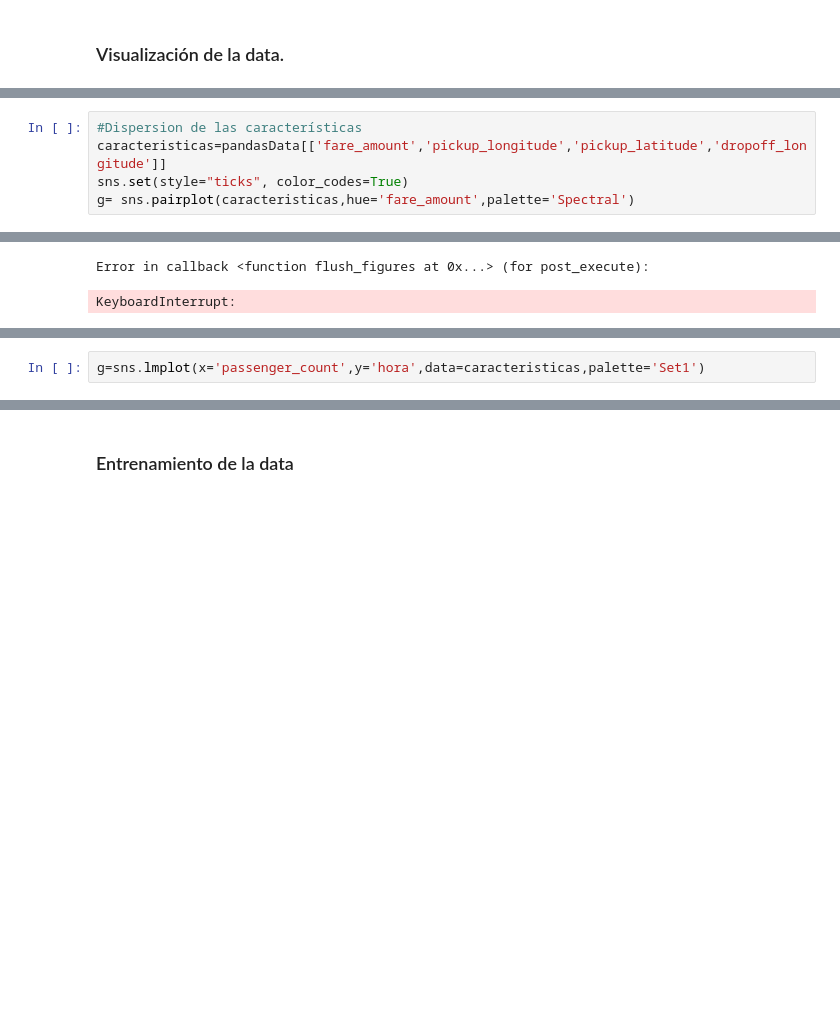
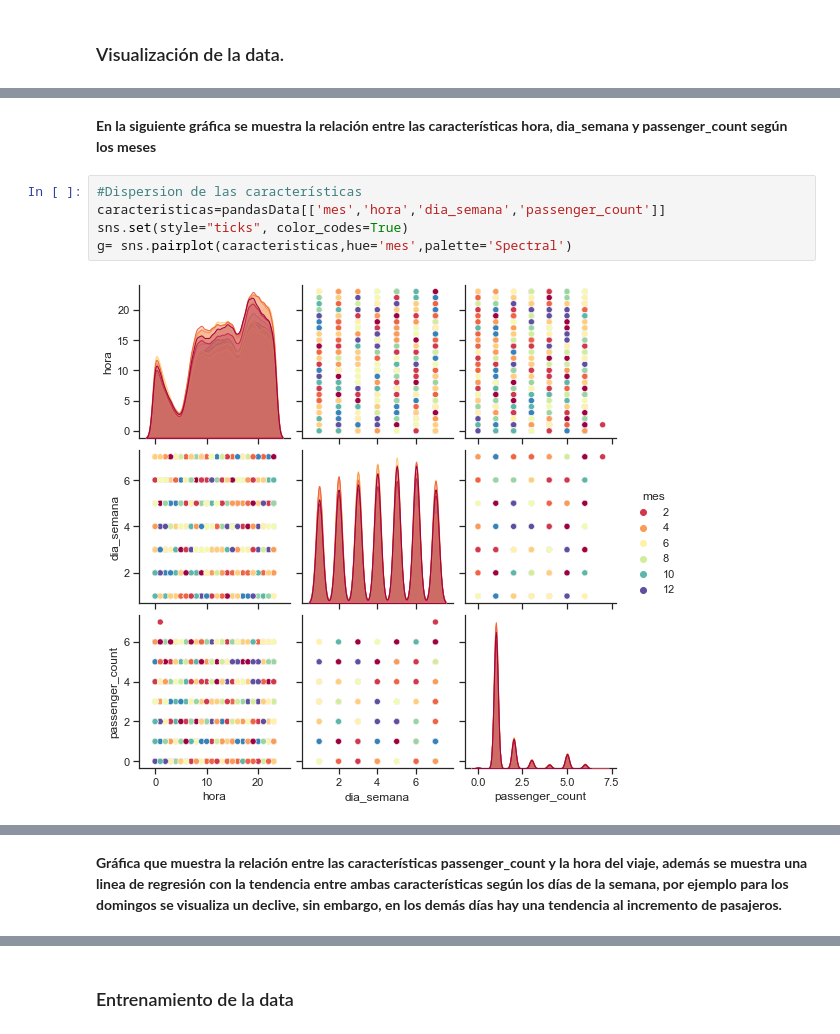
Before and after one commit to kx22peralta/IA---Pr-ctica-Calificada-2, a Jupyter notebook: Predicción de tarifas de taxis.ipynb, the cells around one changed output, grey strips where cells are left out. Saved outputs shown, nothing was run; the diff lists cells and outputs as text; blank space fills up the shorter version.

```diff
--- a/Predicción de tarifas de taxis.ipynb
+++ b/Predicción de tarifas de taxis.ipynb
@@ -604,6 +603,9 @@ time: 427 ms (started: 2021-06-13 17:05:35 -05:00)
+# %% [markdown]
+**En la siguiente gráfica se muestra la relación entre las características hora, dia_semana y passenger_count según los meses**
 # %%
 #Dispersion de las características
-caracteristicas=pandasData[['fare_amount','pickup_longitude','pickup_latitude','dropoff_longitude']]
+caracteristicas=pandasData[['mes','hora','dia_semana','passenger_count']]
 sns.set(style="ticks", color_codes=True)
-g= sns.pairplot(caracteristicas,hue='fare_amount',palette='Spectral')
+g= sns.pairplot(caracteristicas,hue='mes',palette='Spectral')
 # %% [output]
+[figure, added]
@@ -611,2 +612,0 @@ KeyboardInterrupt:
-Error in callback <function flush_figures at 0x...> (for post_execute):
-KeyboardInterrupt:
@@ -614,5 +613,5 @@ time: 40.7 s (started: 2021-06-13 17:05:39 -05:00)
-# %%
-g=sns.lmplot(x='passenger_count',y='hora',data=caracteristicas,palette='Set1')
+# %% [markdown]
+**Gráfica que muestra la relación entre las características passenger_count y la hora del viaje, además se muestra una linea de regresión con la tendencia entre ambas características según los días de la semana, por ejemplo para los domingos se visualiza un declive, sin embargo, en los demás días hay una tendencia al incremento de pasajeros.**
 # %%
 # Relación entre dos caracteristicas vista como tendencia lineal
 g=sns.lmplot(x='passenger_count',y='hora',hue='dia_semana',data=caracteristicas,palette='Set1')
```
Also changed, not shown: parts of 53 cells of this notebook.
